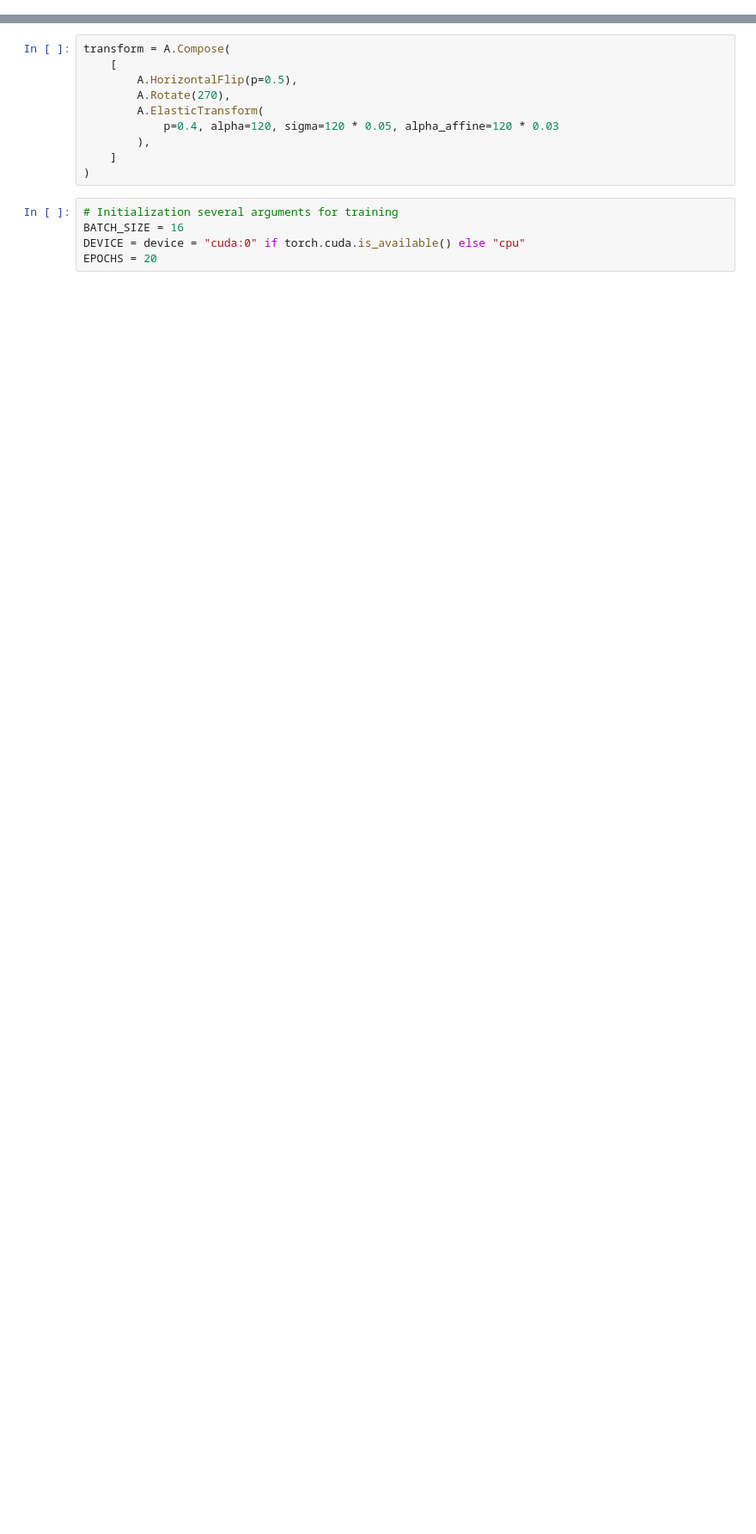
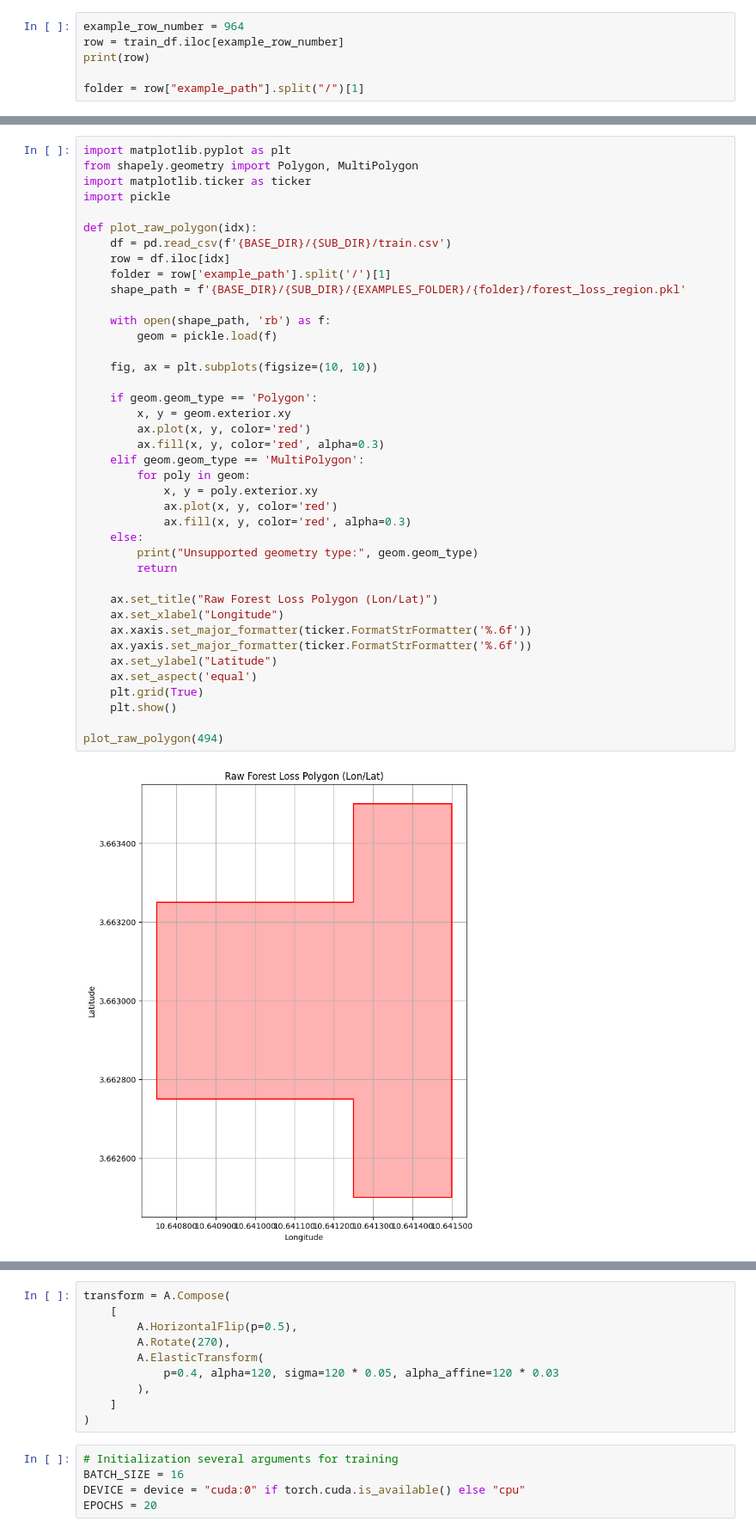
Before and after one commit to JamesBrockUoB/ForestChat, a Jupyter notebook: Training - UNet.ipynb, the cells around one changed output, grey strips where cells are left out. Shown at 86% size. Drawn from its saved outputs; the diff is of its cells as text; blank space fills up the shorter version.

```diff
--- a/Training - UNet.ipynb
+++ b/Training - UNet.ipynb
@@ -62,0 +68,6 @@ train_df.head()
+# %%
+example_row_number = 964
+row = train_df.iloc[example_row_number]
+print(row)
+
+folder = row["example_path"].split("/")[1]
@@ -63 +176,43 @@ train_df.head()
+# %%
+import matplotlib.pyplot as plt
+from shapely.geometry import Polygon, MultiPolygon
+import matplotlib.ticker as ticker
+import pickle
+
+def plot_raw_polygon(idx):
+    df = pd.read_csv(f'{BASE_DIR}/{SUB_DIR}/train.csv')
+    row = df.iloc[idx]
+    folder = row['example_path'].split('/')[1]
+    shape_path = f'{BASE_DIR}/{SUB_DIR}/{EXAMPLES_FOLDER}/{folder}/forest_loss_region.pkl'
+
+    with open(shape_path, 'rb') as f:
+        geom = pickle.load(f)
+
+    fig, ax = plt.subplots(figsize=(10, 10))
+
+    if geom.geom_type == 'Polygon':
+        x, y = geom.exterior.xy
+        ax.plot(x, y, color='red')
+        ax.fill(x, y, color='red', alpha=0.3)
+    elif geom.geom_type == 'MultiPolygon':
+        for poly in geom:
+            x, y = poly.exterior.xy
+            ax.plot(x, y, color='red')
+            ax.fill(x, y, color='red', alpha=0.3)
+    else:
+        print("Unsupported geometry type:", geom.geom_type)
+        return
+
+    ax.set_title("Raw Forest Loss Polygon (Lon/Lat)")
+    ax.set_xlabel("Longitude")
+    ax.xaxis.set_major_formatter(ticker.FormatStrFormatter('%.6f'))
+    ax.yaxis.set_major_formatter(ticker.FormatStrFormatter('%.6f'))
+    ax.set_ylabel("Latitude")
+    ax.set_aspect('equal')
+    plt.grid(True)
+    plt.show()
+
+plot_raw_polygon(494)
+# %% [output]
+[figure, added]
 # %%
```
Also changed, not shown: parts of 15 cells of this notebook, 5 other files.
